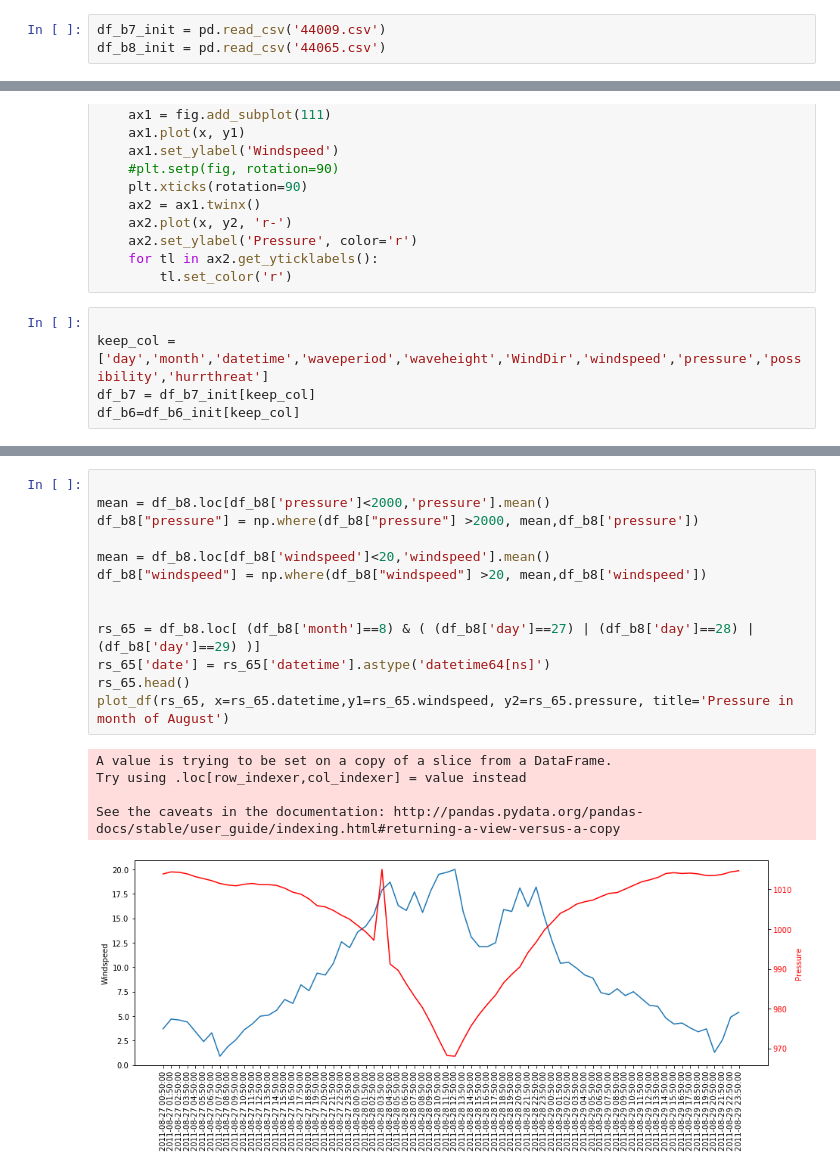
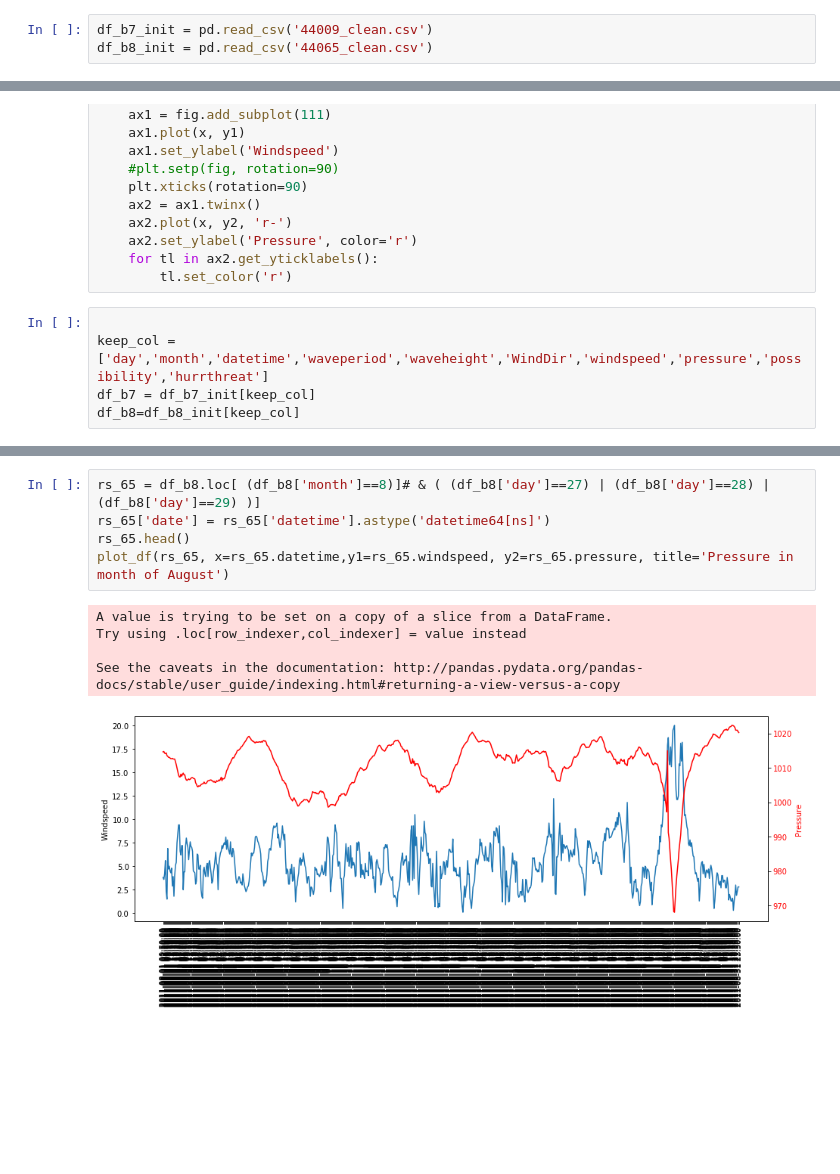
Before and after one commit to ishwarc404/Weather_Prediction_DataAnalytics, a Jupyter notebook: PROCESSING/Time_series.ipynb, the cells around one changed output, grey strips where cells are left out. Cells and saved outputs as stored; diff of their text form; blank space fills up the shorter version.

```diff
--- a/PROCESSING/Time_series.ipynb
+++ b/PROCESSING/Time_series.ipynb
@@ -9,6 +16,6 @@ import matplotlib.cbook as cbook
 # %%
-df_b7_init = pd.read_csv('44009.csv')
-df_b8_init = pd.read_csv('44065.csv')
+df_b7_init = pd.read_csv('44009_clean.csv')
+df_b8_init = pd.read_csv('44065_clean.csv')
 # %%
 def plot_df(df, x,y1, y2, title="", xlabel='Date', dpi=100):
 
@@ -27,5 +34,5 @@ def plot_df(df, x,y1, y2, title="", xlabel='Date', dpi=100):
 
 keep_col = ['day','month','datetime','waveperiod','waveheight','WindDir','windspeed','pressure','possibility','hurrthreat']
 df_b7 = df_b7_init[keep_col]
-df_b6=df_b6_init[keep_col]
+df_b8=df_b8_init[keep_col]
 # %%
@@ -64,21 +49,13 @@ See the caveats in the documentation: http://pandas.pydata.org/pandas-docs/stabl
 # %%
-
-mean = df_b8.loc[df_b8['pressure']<2000,'pressure'].mean()
-df_b8["pressure"] = np.where(df_b8["pressure"] >2000, mean,df_b8['pressure'])
-
-mean = df_b8.loc[df_b8['windspeed']<20,'windspeed'].mean()
-df_b8["windspeed"] = np.where(df_b8["windspeed"] >20, mean,df_b8['windspeed'])
-
-
-rs_65 = df_b8.loc[ (df_b8['month']==8) & ( (df_b8['day']==27) | (df_b8['day']==28) | (df_b8['day']==29) )]
+rs_65 = df_b8.loc[ (df_b8['month']==8)]# & ( (df_b8['day']==27) | (df_b8['day']==28) | (df_b8['day']==29) )]
 rs_65['date'] = rs_65['datetime'].astype('datetime64[ns]')
 rs_65.head()
 plot_df(rs_65, x=rs_65.datetime,y1=rs_65.windspeed, y2=rs_65.pressure, title='Pressure in month of August')
 # %% [output]
 A value is trying to be set on a copy of a slice from a DataFrame.
 Try using .loc[row_indexer,col_indexer] = value instead
 
 See the caveats in the documentation: http://pandas.pydata.org/pandas-docs/stable/user_guide/indexing.html#returning-a-view-versus-a-copy
-[figure, old version]
+[figure, new version]
 # %%
 x=df_b7['pressure']
```
Also changed, not shown: parts of 9 cells of this notebook, 7 other files.
